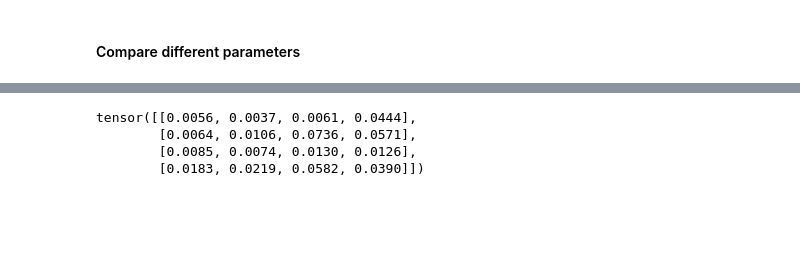
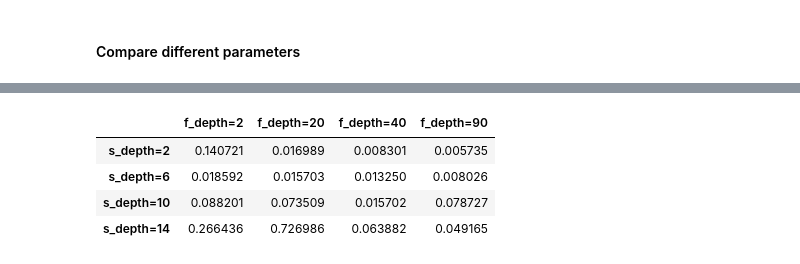
Before and after one commit to Zhuoyue-Huang/M3R-signature-inversion, a Jupyter notebook: sig_fourier.ipynb, the cells around one changed output, grey strips where cells are left out. Saved outputs shown, nothing was run; the diff lists cells and outputs as text; code cells hidden in the pictures; blank space fills up the shorter version.

```diff
--- a/sig_fourier.ipynb
+++ b/sig_fourier.ipynb
@@ -194,8 +123,15 @@ tensor([[0.3168, 0.0340, 0.0183, 0.0076],
-# %%
-# relation between n and s_depth when f_depth=40
-print(error_mat[:, :, 2])
-# %% [output]
-tensor([[0.0056, 0.0037, 0.0061, 0.0444],
-        [0.0064, 0.0106, 0.0736, 0.0571],
-        [0.0085, 0.0074, 0.0130, 0.0126],
-        [0.0183, 0.0219, 0.0582, 0.0390]])
+# %%
+n_idx = [f'n={n.item()}' for n in n_list]
+s_depth_idx = [f's_depth={s_depth.item()}' for s_depth in s_depth_list]
+f_depth_idx = [f'f_depth={f_depth.item()}' for f_depth in f_depth_list]
+df_n_100 = pd.DataFrame(error_mat[2], columns=f_depth_idx, index=s_depth_idx)
+df_s_10 = pd.DataFrame(error_mat[:, 2, :], columns=f_depth_idx, index=n_idx)
+df_f_40 = pd.DataFrame(error_mat[:, :, 2], columns=s_depth_idx, index=n_idx)
+# %%
+df_n_100
+# %% [output]
+|  | f_depth=2 | f_depth=20 | f_depth=40 | f_depth=90 |
+| s_depth=2 | 0.140721 | 0.016989 | 0.008301 | 0.005735 |
+| s_depth=6 | 0.018592 | 0.015703 | 0.013250 | 0.008026 |
+| s_depth=10 | 0.088201 | 0.073509 | 0.015702 | 0.078727 |
+| s_depth=14 | 0.266436 | 0.726986 | 0.063882 | 0.049165 |
```
Also changed, not shown: parts of 16 cells of this notebook, 1 other file.
